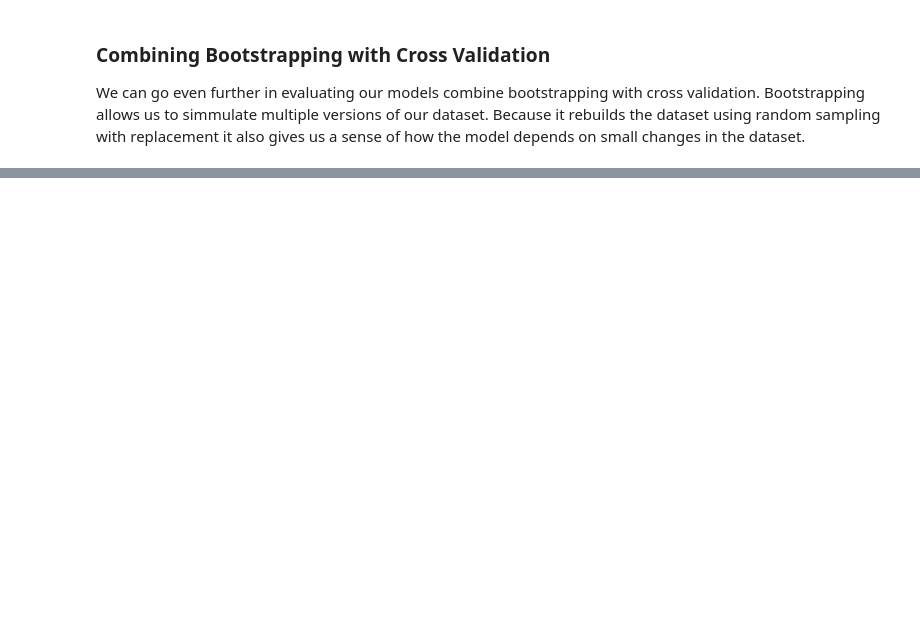
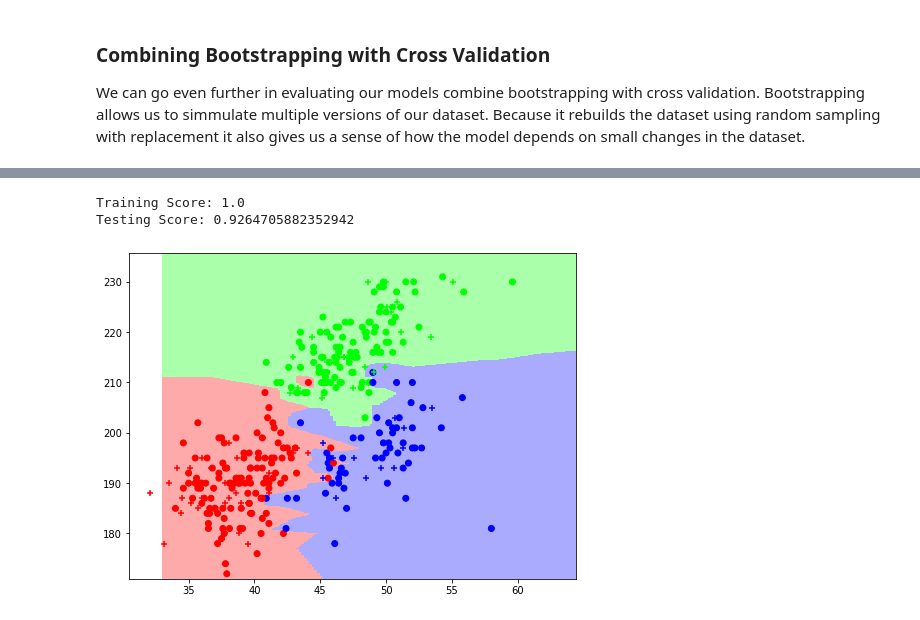
Before and after one commit to virgilpierce/STAT_111, a Jupyter notebook: Class Notes - 11-8 Classification.ipynb, the cells around one changed output, grey strips where cells are left out. Saved outputs shown, nothing was run; the diff lists cells and outputs as text; code cells hidden in the pictures; blank space fills up the shorter version.

```diff
--- a/Class Notes - 11-8 Classification.ipynb
+++ b/Class Notes - 11-8 Classification.ipynb
@@ -423,0 +451,8 @@ k
+# %%
+clf_final = KNeighborsClassifier(n_neighbors = 1)
+clf_final.fit(X_train, y_train)
+plot_cat_model(clf_final, X_train, y_train, X_test, y_test)
+# %% [output]
+Training Score: 1.0
+Testing Score: 0.9264705882352942
+[figure, added]
```
Also changed, not shown: parts of 11 cells of this notebook, 5 other files.
